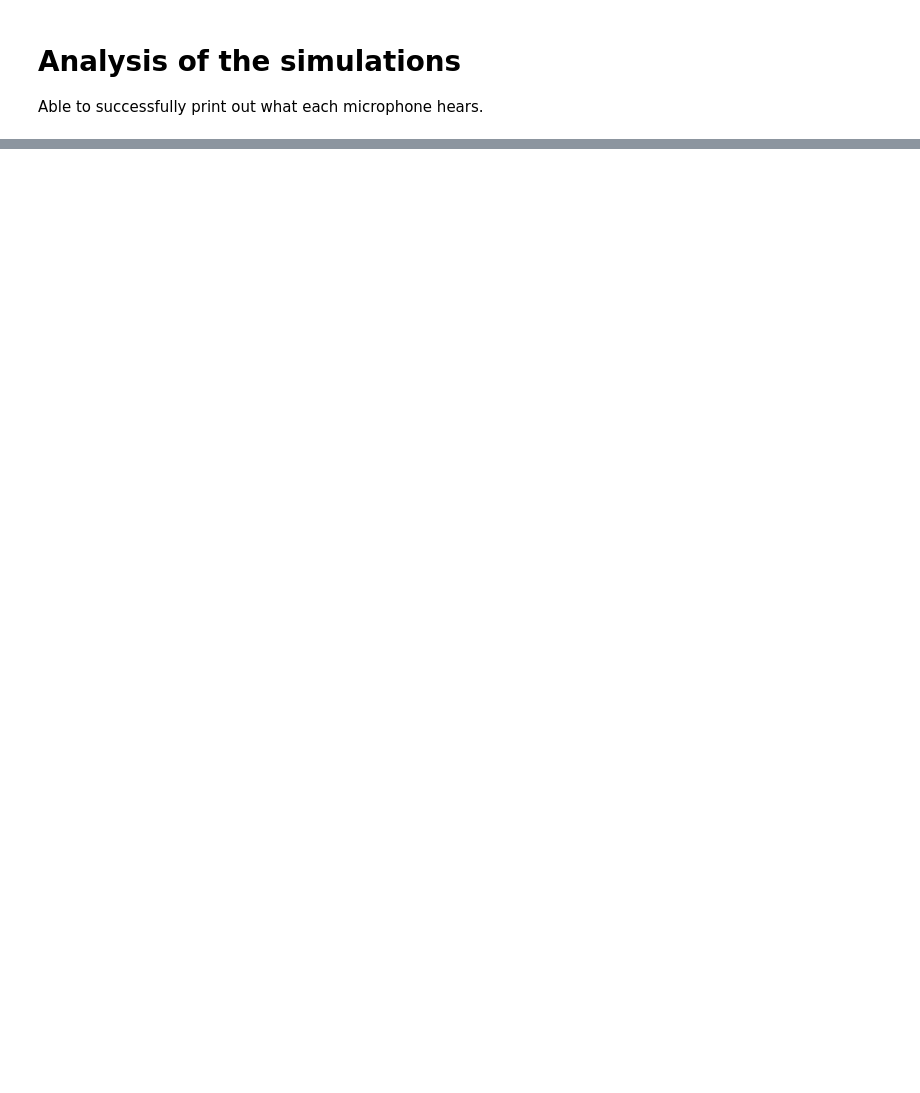
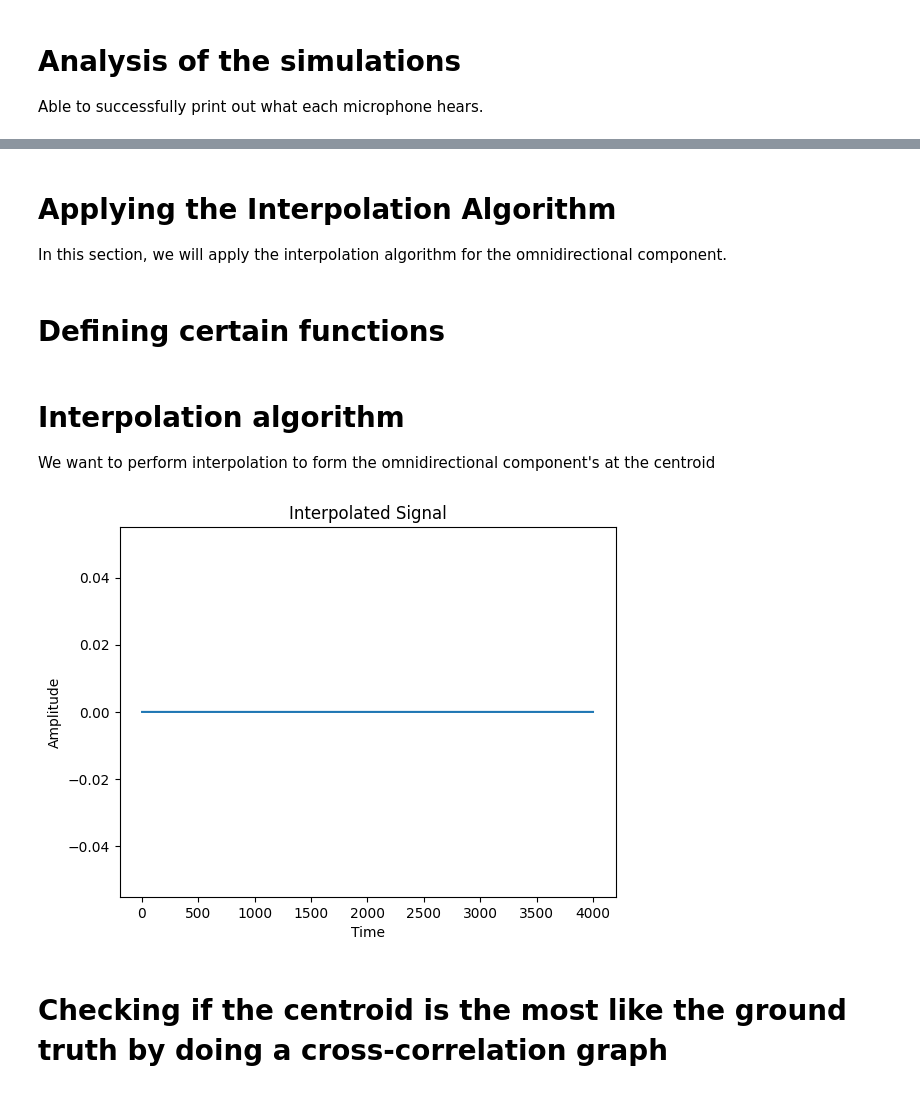
Before and after one commit to tjunjet/room-acoustics-simulator, a Jupyter notebook: simulator.ipynb, the cells around one changed output, grey strips where cells are left out. Drawn from its saved outputs; the diff is of its cells as text; code cells hidden in the pictures; blank space fills up the shorter version.

Commit message:
Simulated omnidirectional component

```diff
--- a/simulator.ipynb
+++ b/simulator.ipynb
@@ -215,0 +245,3 @@ plot_signal(time_axis, mic_gt_signal, 'Ground Truth signal', color='orange')
+# %% [markdown]
+# Applying the Interpolation Algorithm
+In this section, we will apply the interpolation algorithm for the omnidirectional component.
@@ -215,0 +286,2 @@ plot_signal(time_axis, mic_gt_signal, 'Ground Truth signal', color='orange')
+# %% [markdown]
+# Defining certain functions
@@ -215,0 +358,46 @@ plot_signal(time_axis, mic_gt_signal, 'Ground Truth signal', color='orange')
+# %% [markdown]
+# Interpolation algorithm
+We want to perform interpolation to form the omnidirectional component's at the centroid
+# %%
+# In this case, y_m_p is just the
+max_samples = mic_gt_signal.shape[0]# Sample size of mic_gt_signal
+y_m_p = np.zeros((M, P, max_samples))  # Initialize with the maximum number of samples
+
+# Interpolation point will be the same point as the ground truth microphone (Converting to 2D positions)
+interp_point = np.array([mic_gt_pos[0], mic_gt_pos[1]])
+
+# Compute the distance for all samples at once (This is the d_m function)
+distances = np.array([compute_distance(interp_point, m, triangle_side) for m in range(M)])
+
+# Compute the attenuation coefficients for each microphone using broadcasting (This calculates the a_p(d_m))
+a_p_values = attenuation_and_rebalancing(distances[:, np.newaxis])
+
+mic_1_signal = np.array(mic_1_signal)
+mic_2_signal = np.array(mic_2_signal)
+mic_3_signal = np.array(mic_3_signal)
+
+# Fitting the y_m_p (p = 1, m is the mic)
+y_1_1 = mic_1_signal
+y_2_1 = mic_2_signal
+y_3_1 = mic_3_signal
+
+# Getting the attenuation values (a1_dm)
+a1_d1 = a_p_values[0, :]
+a1_d2 = a_p_values[1, :]
+a1_d3 = a_p_values[2, :]
+
+x_p = a1_d1 * y_1_1 + a1_d2 * y_2_1 + a1_d3 * y_3_1
+x_p_shortened = x_p[start:end]
+
+# Plotting x_p
+time_axis = np.arange(1, 1 + x_p_shortened.shape[0])
+wavfile.write('generated_mics/output_median4.wav', fs, x_p)
+plt.plot(time_axis, x_p_shortened)
+plt.title('Interpolated Signal')
+plt.xlabel('Time')
+plt.ylabel('Amplitude')
+plt.show()
+# %% [output]
+[figure, added]
+# %% [markdown]
+# Checking if the centroid is the most like the ground truth by doing a cross-correlation graph
```
Also changed, not shown: parts of 13 cells of this notebook, 10 other files.
